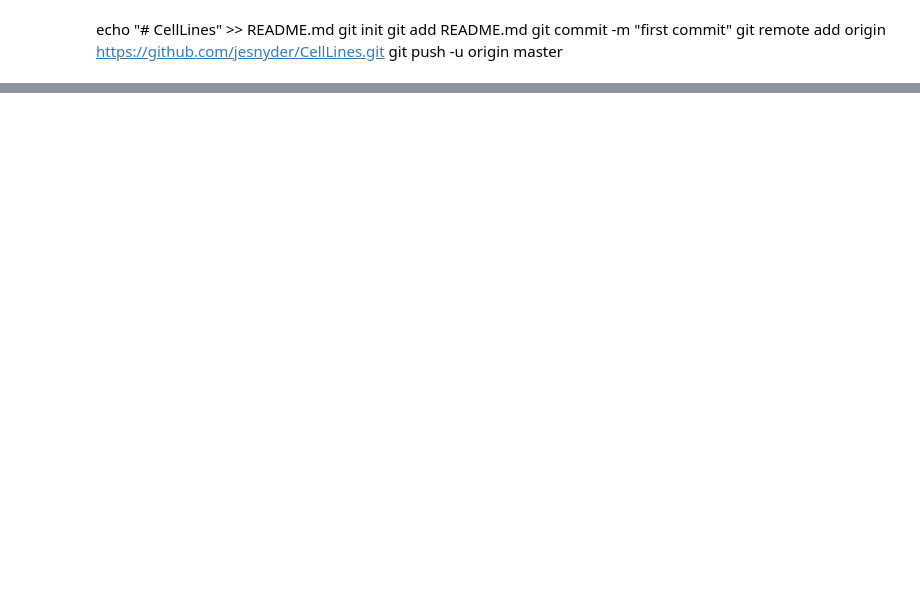
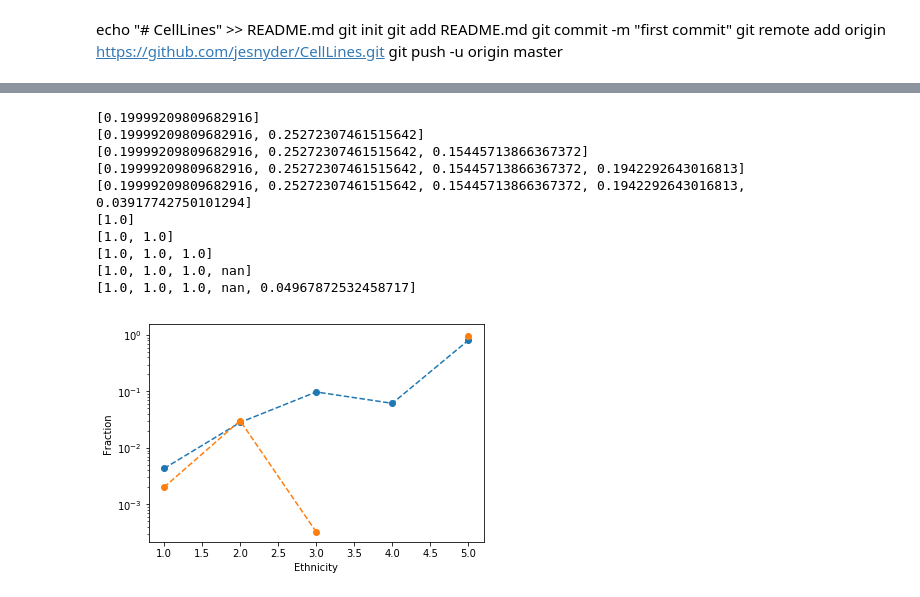
Before and after one commit to jesnyder/CellLines, a Jupyter notebook: EthnicRepresentation.ipynb, the cells around one changed output, grey strips where cells are left out. Cells and saved outputs as stored; diff of their text form; code cells hidden in the pictures; blank space fills up the shorter version.

```diff
--- a/EthnicRepresentation.ipynb
+++ b/EthnicRepresentation.ipynb
@@ -96,0 +73,39 @@ countbarchart(Pat[:,3],Pat[:,4],'Patent')
+# %%
+def average(A,t):
+    x = A[:,0]; width = 0.35; j = []; k=0;
+
+    while(k<len(x)):
+        a = np.sum(A[k,1:-1])
+        j.append(a)
+        k=k+1;
+
+    i=1; k=[]; l=[]; m=[];
+    while(i<6):
+        y = A[:,i]/j;
+        k.append(np.mean(y))
+        l.append(1-np.min(y)/np.mean(y))
+        print(l)
+        m.append(np.max(y)/np.mean(y)-1)
+        i=i+1
+
+    r = list(range(1,len(k)+1));
+    plt.errorbar(r, k, yerr=[l, l], fmt='--o')
+    plt.yscale('log')
+    plt.xlabel('Ethnicity')
+    plt.ylabel('Fraction')
+
+
+average(CDC_BC_IC,'CDC Breast Cancer Incidence Count')
+average(Pat_BC,'Patent Breast Cancer')
+# %% [output]
+[0.19999209809682916]
+[0.19999209809682916, 0.25272307461515642]
+[0.19999209809682916, 0.25272307461515642, 0.15445713866367372]
+[0.19999209809682916, 0.25272307461515642, 0.15445713866367372, 0.1942292643016813]
+[0.19999209809682916, 0.25272307461515642, 0.15445713866367372, 0.1942292643016813, 0.03917742750101294]
+[1.0]
+[1.0, 1.0]
+[1.0, 1.0, 1.0]
+[1.0, 1.0, 1.0, nan]
+[1.0, 1.0, 1.0, nan, 0.04967872532458717]
+[figure, added]
```
Also changed, not shown: parts of 6 cells of this notebook, 9 other files.
